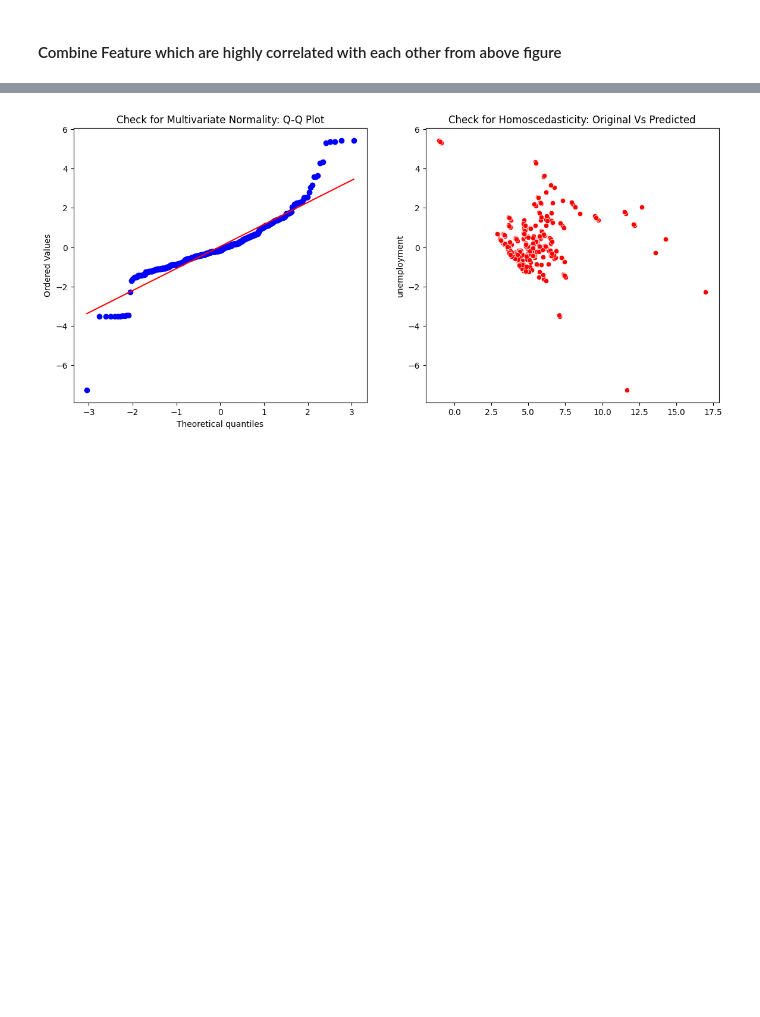
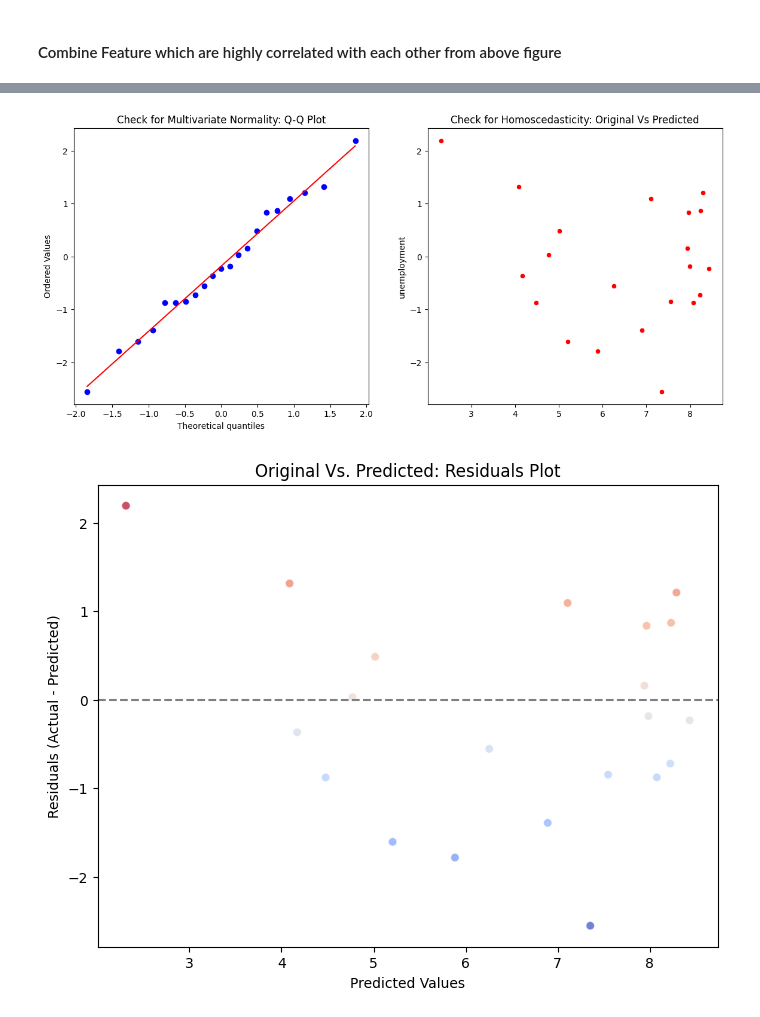
Before and after one commit to Suraj6E/RegressionAnalysis_USD, a Jupyter notebook: DataCleanUP.ipynb, the cells around one changed output, grey strips where cells are left out. Saved outputs shown, nothing was run; the diff lists cells and outputs as text; code cells hidden in the pictures; blank space fills up the shorter version.

```diff
--- a/DataCleanUP.ipynb
+++ b/DataCleanUP.ipynb
@@ -421,22 +401,22 @@ from sklearn.decomposition import PCA
 from sklearn.preprocessing import StandardScaler
 
 
-# Standardize the data (mandatory for PCA)
-scaler = StandardScaler()
+# # Standardize the data (mandatory for PCA)
+# scaler = StandardScaler()
 
-ManufacturingCols = ['ManufacturingPMI', 'ISMManufacturing', 'ManufacturingNewOrdersIndex', 'ManufacturingPricesPaid', 'ManufacturingEmploymentIndex', 'ServicesPMI', 'CompositePMI']
-X_std = scaler.fit_transform(final_df[ManufacturingCols])
+# ManufacturingCols = ['ManufacturingPMI', 'ISMManufacturing', 'ManufacturingNewOrdersIndex', 'ManufacturingPricesPaid', 'ManufacturingEmploymentIndex', 'ServicesPMI', 'CompositePMI']
+# X_std = scaler.fit_transform(final_df[ManufacturingCols])
 
-# print(X_std)
+# # print(X_std)
 
-# Apply PCA to reduce the dimensionality to 1 component
-pca = PCA(n_components=1)
-X_pca = pca.fit_transform(X_std)
+# # Apply PCA to reduce the dimensionality to 1 component
+# pca = PCA(n_components=1)
+# X_pca = pca.fit_transform(X_std)
 
-# Add the reduced component as a new column in the DataFrame
-final_df['ManufactureAndService'] = X_pca
+# # Add the reduced component as a new column in the DataFrame
+# final_df['ManufactureAndService'] = X_pca
 
-cleaned_df = final_df.drop(ManufacturingCols,axis=1) # Independet variable
+# cleaned_df = final_df.drop(ManufacturingCols,axis=1) # Independet variable
 
-features = getMulticollinearFeatures(cleaned_df, 0.7)
-plotMulticollinearFeatures(features)
+# features = getMulticollinearFeatures(cleaned_df, 0.7)
+# plotMulticollinearFeatures(features)
@@ -498,7 +458,7 @@ max             6648.000000               9.268298
 # %%
 from sklearn.model_selection import train_test_split
-X = cleaned_df.drop('unemployment',axis=1) # Independet variable
-y = cleaned_df['unemployment'] # dependent variable
+X = final_df.drop('unemployment',axis=1) # Independet variable
+y = final_df['unemployment'] # dependent variable
 
 print(X.tail(2))
 
@@ -622,16 +582,30 @@ https://gist.github.com/mwaskom/de44147ed2974457ad6372750bbe5751
 # %%
 # Check for Multivariate Normality
 # Quantile-Quantile plot
 f,ax = plt.subplots(1,2,figsize=(14,6))
 import scipy as sp
 _,(_,_,r)= sp.stats.probplot((y_test - y_pred_sk),fit=True,plot=ax[0])
 ax[0].set_title('Check for Multivariate Normality: Q-Q Plot')
 
 #Check for Homoscedasticity
 sns.scatterplot(y = (y_test - y_pred_sk), x= y_pred_sk, ax = ax[1],color='r')
 ax[1].set_title('Check for Homoscedasticity: Original Vs Predicted');
+
+# Calculate the residuals
+residuals = y_test - y_pred_sk
+
+# Create the plot with different colors for actual and predicted values
+plt.figure(figsize=(8, 6))
+sns.scatterplot(y=residuals, x=y_pred_sk, hue=residuals, palette='coolwarm', alpha=0.7)
+plt.axhline(0, color='gray', linestyle='dashed')  # Add a dashed line at y=0 for reference
+plt.xlabel('Predicted Values')
+plt.ylabel('Residuals (Actual - Predicted)')
+plt.title('Original Vs. Predicted: Residuals Plot')
+plt.legend().set_visible(False)  # Hide the legend
+plt.show()
 # %% [output]
-[figure, old version]
+[figure, new version]
+[figure, added]
 # %%
 # Check for Multicollinearity
 #Variance Inflation Factor
```
Also changed, not shown: parts of 25 cells of this notebook.
